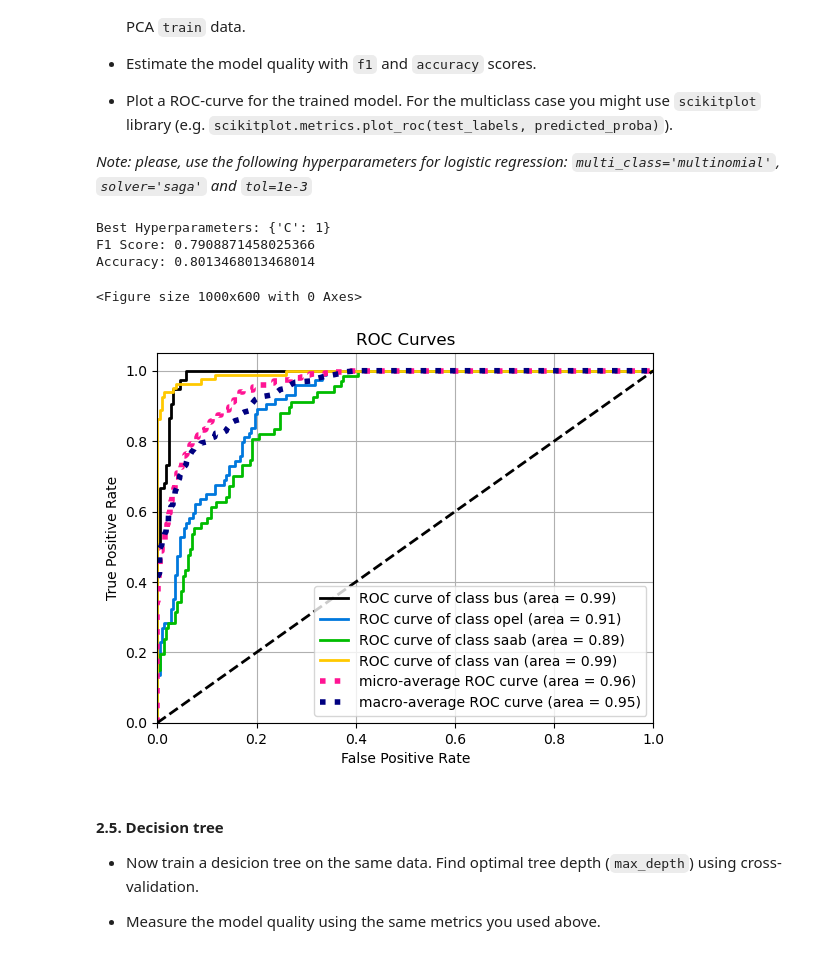
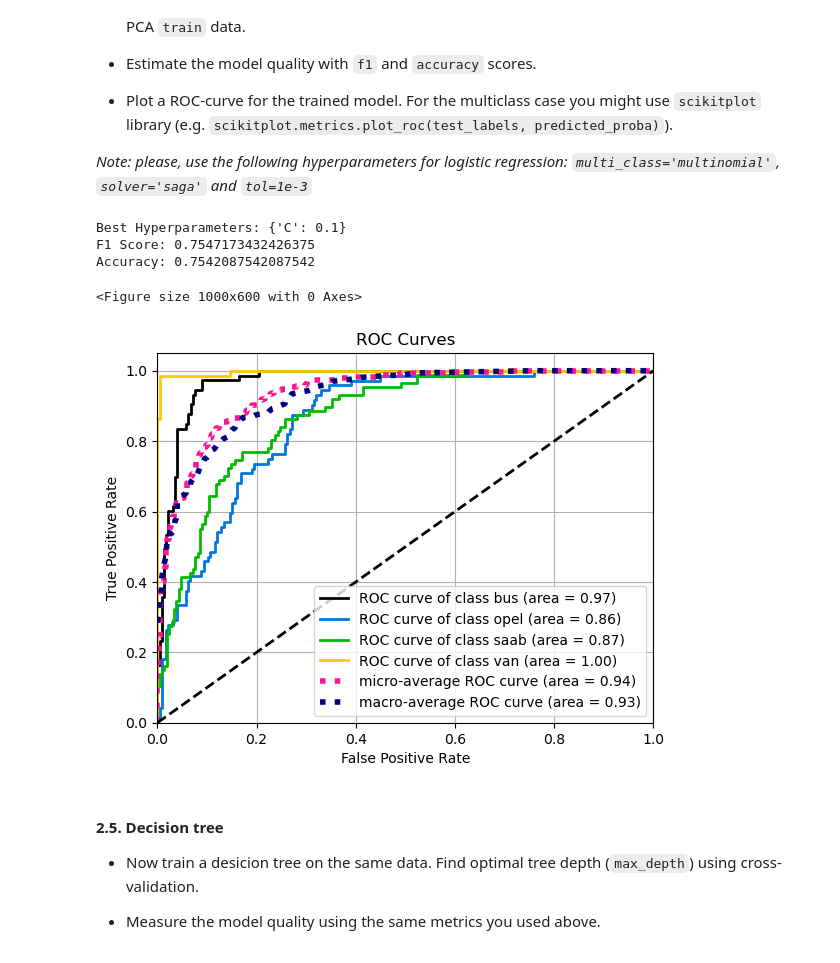
Before and after one commit to SouljaBoy-tell-em/ML, a Jupyter notebook: my/labs/lab01/Lab1_part2_ml_pipeline.ipynb, the cells around one changed output. Cells and saved outputs as stored; diff of their text form; code cells hidden in the pictures.

```diff
--- a/my/labs/lab01/Lab1_part2_ml_pipeline.ipynb
+++ b/my/labs/lab01/Lab1_part2_ml_pipeline.ipynb
@@ -274,38 +274,38 @@ Amount of components: 3
 
 N_COMPONENTS = 19
 
 def execute(n_components):
     pcaOpt = PCA(n_components)
     pcaOpt.fit(X_train)
     X_train_pca = pcaOpt.fit_transform(X_train)
     X_test_pca = pcaOpt.transform(X_test)
 
     reg = LogisticRegression(multi_class = 'multinomial', solver = 'saga', tol = 1e-3, max_iter = 1000)
     grid = {'C':[0.01, 0.1, 1, 10]}
     gridSearch = GridSearchCV(reg, grid)
-    gridFit = gridSearch.fit(X_train_PCA, y_train)
+    gridFit = gridSearch.fit(X_train_pca, y_train)
 
     return X_train_pca, X_test_pca, gridSearch, gridFit
 
 X_train_PCA, X_test_PCA, gridSearch, gridFit = execute(N_COMPONENTS)
 y_pred = gridFit.predict(X_test_PCA)
 y_prob = gridSearch.fit(X_train_PCA, y_train)
 
 print(f'Best Hyperparameters: {gridSearch.best_params_}')
 print(f'F1 Score: {f1_score(y_test, y_pred, average = "macro")}')
 print(f'Accuracy: {accuracy_score(y_test, y_pred)}')
 
 # Plot ROC curve:
 plt.figure(figsize=(10, 6))
 plot_roc(y_test, gridFit.predict_proba(X_test_PCA))
 plt.grid()
 plt.show()
 # %% [output]
-Best Hyperparameters: {'C': 1}
-F1 Score: 0.7908871458025366
-Accuracy: 0.8013468013468014
+Best Hyperparameters: {'C': 0.1}
+F1 Score: 0.7547173432426375
+Accuracy: 0.7542087542087542
 <Figure size 1000x600 with 0 Axes>
-[figure, old version]
+[figure, new version]
 # %% [markdown]
 #### 2.5. Decision tree
 * Now train a desicion tree on the same data. Find optimal tree depth (`max_depth`) using cross-validation.
```
Also changed, not shown: parts of 7 cells of this notebook.
